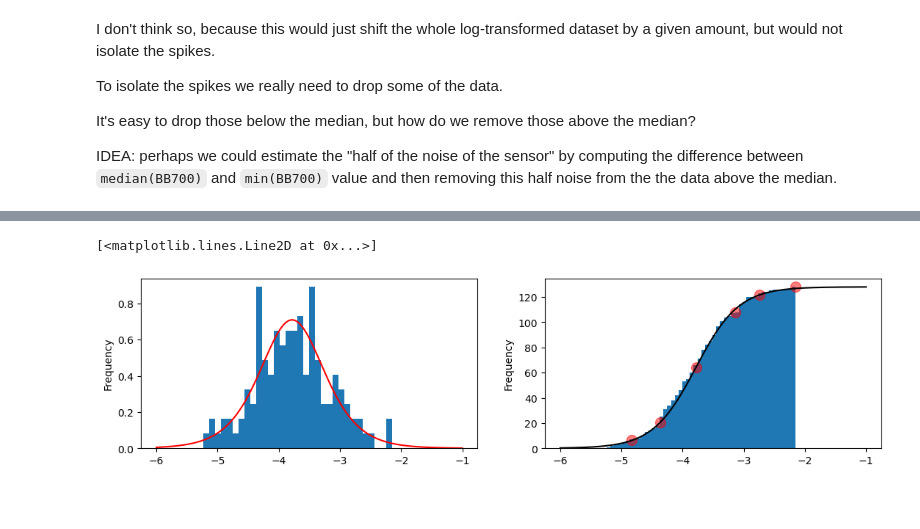
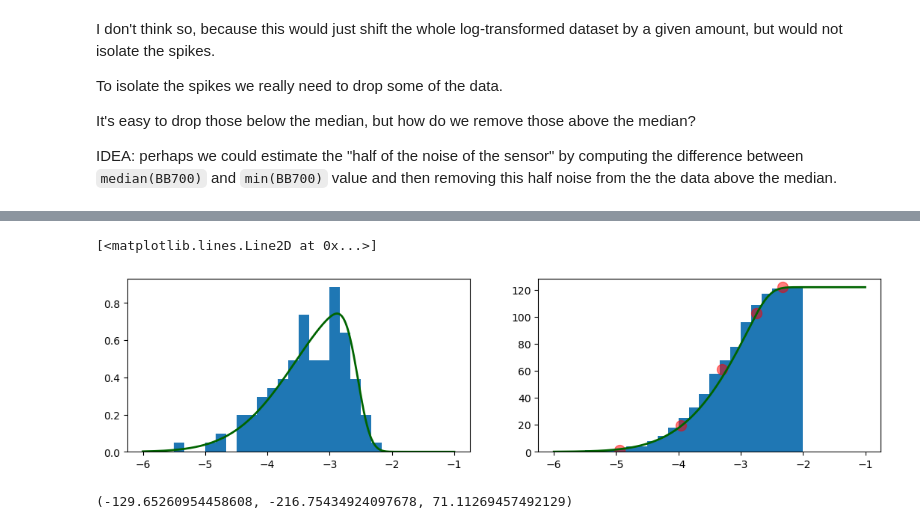
Before and after one commit to grgdll/PSD_mode, a Jupyter notebook: PSD_mode_analysis.ipynb, the cells around one changed output, grey strips where cells are left out. Saved outputs shown, nothing was run; the diff lists cells and outputs as text; code cells hidden in the pictures; blank space fills up the shorter version.

```diff
--- a/PSD_mode_analysis.ipynb
+++ b/PSD_mode_analysis.ipynb
@@ -147,0 +127,2 @@ ax.grid(ls='--')
+# %%
+rbr = create_bin_index(rbr, dt)
@@ -147,0 +169,2 @@ ax.grid(ls='--')
+# %%
+N_time_bins = np.unique(rbr['bin'].values).size
@@ -195,16 +374,0 @@ prct_vals = np.nanpercentile(rbr_log_spikes, prct_pos)
-# %%
-# define number of bins based on number of data points
-bins = int(N/40)
-print('number of bins ' + str(bins))
-
-
-# extract spikes
-y = rbr_log_spikes.values
-
-# remove nans
-y = y[~np.isnan(y)]
-
-# compute how many spikes
-N_spikes = len(y)
-
-print('number of spikes ' + str(N_spikes))
@@ -243,3 +451,4 @@ f.fitted_param['burr12']
 # %%
-f.fitted_param['norm']
+c2, loc2, scale2 = f.fitted_param['skewnorm']
+f.fitted_param['skewnorm']
 # %% [output]
@@ -290,21 +467,29 @@ cdf_logistic = logistic_cdf(x, scale, loc)
 # %%
+x = np.linspace(-6, -1, 400)
+
+
+
 fig, ax = plt.subplots(1,2, figsize=[13,3])
 
-rbr_log_spikes.plot.hist(bins=bins,
-                         density=True,
-                         ax=ax[0])
+ax[0].hist(rbr_spikes_log, bins=bins,
+                         density=True)
 
 # density bool, default: False
 # If True, draw and return a probability density: each bin will display the bin's raw count divided by
 # the total number of counts and the bin width (density = counts / (sum(counts) * np.diff(bins))),
 # so that the area under the histogram integrates to 1 (np.sum(density * np.diff(bins)) == 1).
 # If stacked is also True, the sum of the histograms is normalized to 1.
 
-ax[0].plot(x, pdf_logistic/scale, c='r')
-rbr_log_spikes.plot.hist(bins=50, cumulative=True, ax=ax[1])
+ax[0].plot(x, skewnorm.pdf(x, c2, loc2, scale2), c='darkgreen', lw=2)
+# ax[0].plot(x, triang.pdf(x, c, loc, scale), c='r')
 
-ax[1].plot(prct_vals, prct_pos / 100 * N_spikes, 'ro-', ms=10, lw=0, alpha=.5)
-ax[1].plot(x, (cdf_logistic + 1) * N_spikes , c='k')
+
+ax[1].hist(rbr_spikes_log, bins=bins, cumulative=True)
+
+ax[1].plot(rbr_binned.iloc[0,2:7], np.asarray([1, 16, 50, 84, 100]) / 100 * rbr_binned.iloc[0]['N_spikes'], 'ro-', ms=10, lw=0, alpha=.5)
+# ax[1].plot(x, (cdf_logistic + 1) * N_spikes , c='k')
+# ax[1].plot(x, triang.cdf(x, c, loc, scale) * rbr_binned.iloc[-1]['N_spikes'], c='r')
+ax[1].plot(x, skewnorm.cdf(x, c2, loc2, scale2) * rbr_binned.iloc[0]['N_spikes'], c='darkgreen', lw=2)
 # %% [output]
 [<matplotlib.lines.Line2D at 0x...>]
-[figure, old version]
+[figure, new version]
@@ -310,0 +506,4 @@ ax[1].plot(x, (cdf_logistic + 1) * N_spikes , c='k')
+# %%
+c2, loc2, scale2
+# %% [output]
+(-129.65260954458608, -216.75434924097678, 71.11269457492129)
```
Also changed, not shown: parts of 70 cells of this notebook, 2 other files.
